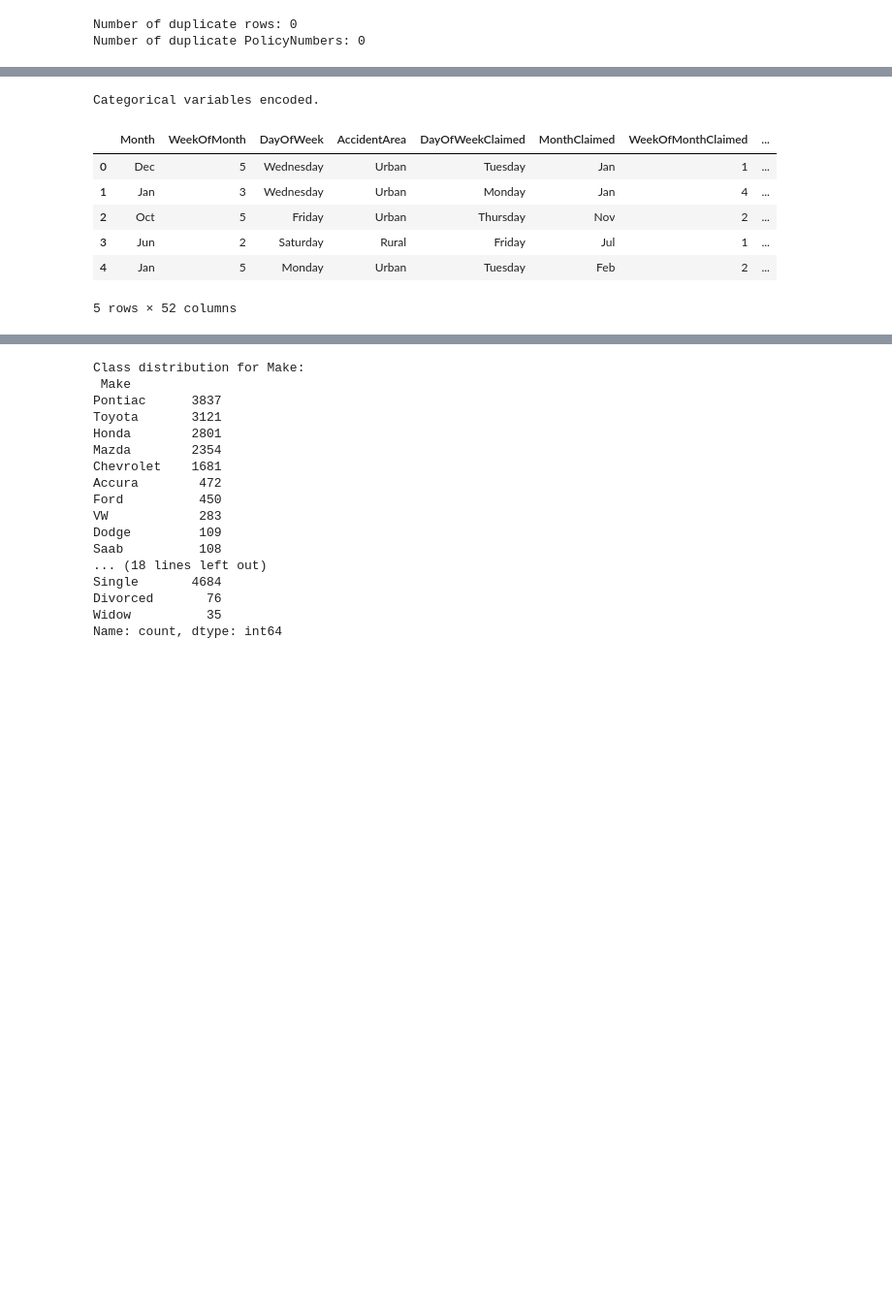
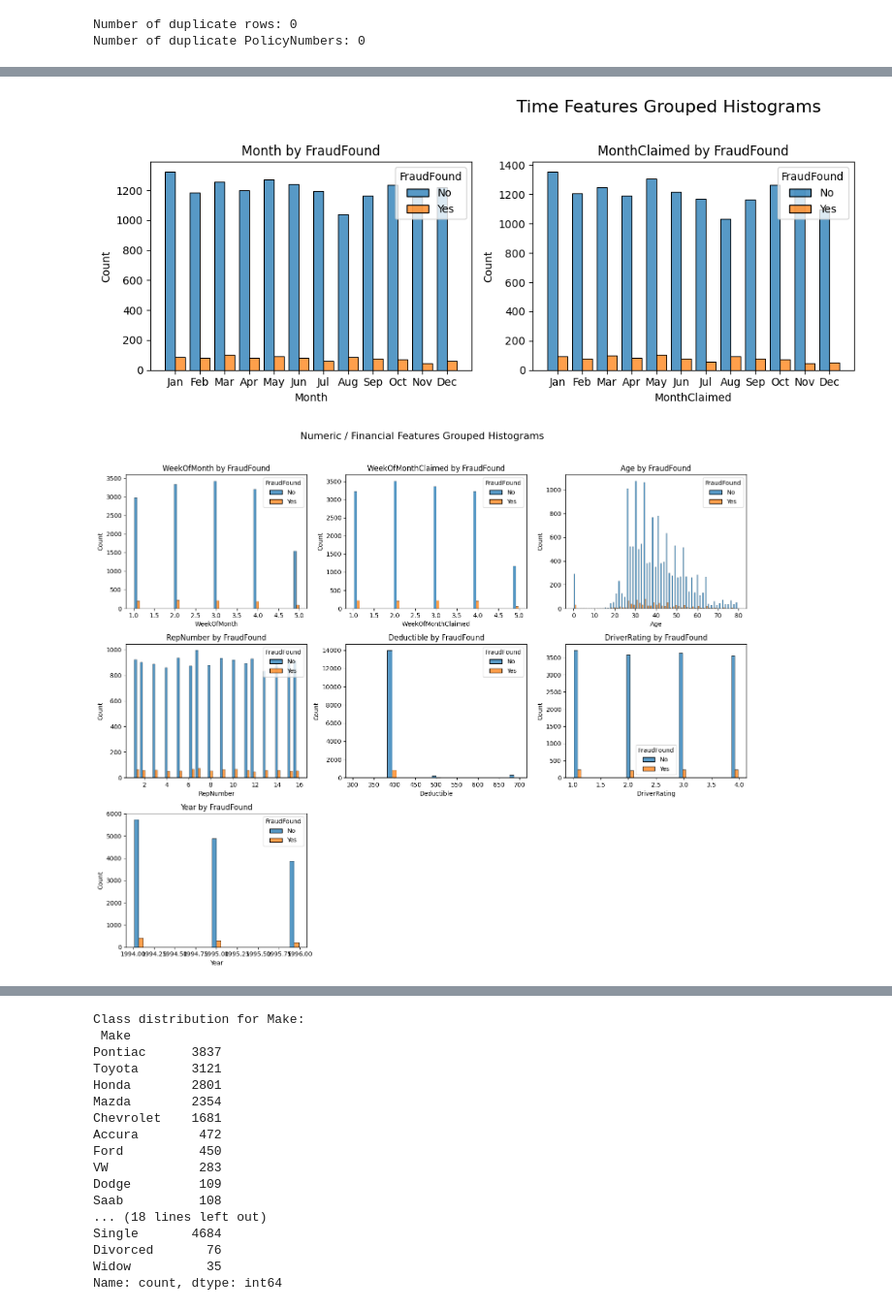
Before and after one commit to SergeyNelyapenkoBU/2025-spring-B2, a Jupyter notebook: OMDS-ModB2-Week04-Nelyapenko-Sergey_carclaims.ipynb, the cells around one changed output, grey strips where cells are left out. Shown at 97% size. Saved outputs shown, nothing was run; the diff lists cells and outputs as text; code cells hidden in the pictures; blank space fills up the shorter version.

```diff
--- a/OMDS-ModB2-Week04-Nelyapenko-Sergey_carclaims.ipynb
+++ b/OMDS-ModB2-Week04-Nelyapenko-Sergey_carclaims.ipynb
@@ -227,16 +267,50 @@ Number of inconsistent Week Of Month: 0
 # %%
-# Encode categorical variables using one-hot encoding
-categorical_columns = ["Make", "Sex", "MaritalStatus"]
-df_encoded = pd.get_dummies(dataset, columns=categorical_columns, drop_first=True)
-print("Categorical variables encoded.")
-df_encoded.head()
+# Define the grouping variable (target)
+group_var = 'FraudFound'
+
+# Selected features that can be meaningfully grouped:
+# - Time-related: These features indicate when events occurred.
+time_features = ['Month', 'MonthClaimed']
+
+# Define the correct month order
+month_order = ['Jan', 'Feb', 'Mar', 'Apr', 'May', 'Jun',
+               'Jul', 'Aug', 'Sep', 'Oct', 'Nov', 'Dec']
+
+# Convert Month columns to ordered categorical data
+for col in ['Month', 'MonthClaimed']:
+    dataset[col] = pd.Categorical(dataset[col], categories=month_order, ordered=True)
+
+# - Numeric/financial: These features have continuous values that might differ by fraud status.
+numeric_features = dataset.select_dtypes(include=['number']).columns.tolist()
+
+# Function to plot grouped histograms using seaborn's histplot with hue
+def plot_grouped_histograms(features, title_prefix):
+    n_features = len(features)
+    n_cols = 3  # number of subplots per row
+    n_rows = (n_features + n_cols - 1) // n_cols
+
+    fig, axes = plt.subplots(n_rows, n_cols, figsize=(5 * n_cols, 4 * n_rows))
+    axes = axes.flatten()
+
+    for ax, feature in zip(axes, features):
+        sns.histplot(data=dataset, x=feature, hue=group_var,
+                     multiple='dodge', shrink=0.8, ax=ax)
+        ax.set_title(f"{feature} by {group_var}")
+
+    # Remove any extra axes if they exist.
+    for i in range(len(features), len(axes)):
+        fig.delaxes(axes[i])
+
+    fig.suptitle(f"{title_prefix} Grouped Histograms", fontsize=16, y=1.02)
+    plt.tight_layout()
+    plt.show()
+
+# Plot time-related features
+plot_grouped_histograms(time_features, "Time Features")
+
+# Plot numeric/financial features
+plot_grouped_histograms(numeric_features, "Numeric / Financial Features")
 # %% [output]
-Categorical variables encoded.
-|  | Month | WeekOfMonth | DayOfWeek | AccidentArea | DayOfWeekClaimed | MonthClaimed | WeekOfMonthClaimed | ... |
-| 0 | Dec | 5 | Wednesday | Urban | Tuesday | Jan | 1 | ... |
-| 1 | Jan | 3 | Wednesday | Urban | Monday | Jan | 4 | ... |
-| 2 | Oct | 5 | Friday | Urban | Thursday | Nov | 2 | ... |
-| 3 | Jun | 2 | Saturday | Rural | Friday | Jul | 1 | ... |
-| 4 | Jan | 5 | Monday | Urban | Tuesday | Feb | 2 | ... |
-5 rows × 52 columns
+[figure, added]
+[figure, added]
 # %%
```
Also changed, not shown: parts of 16 cells of this notebook, 2 other files.
